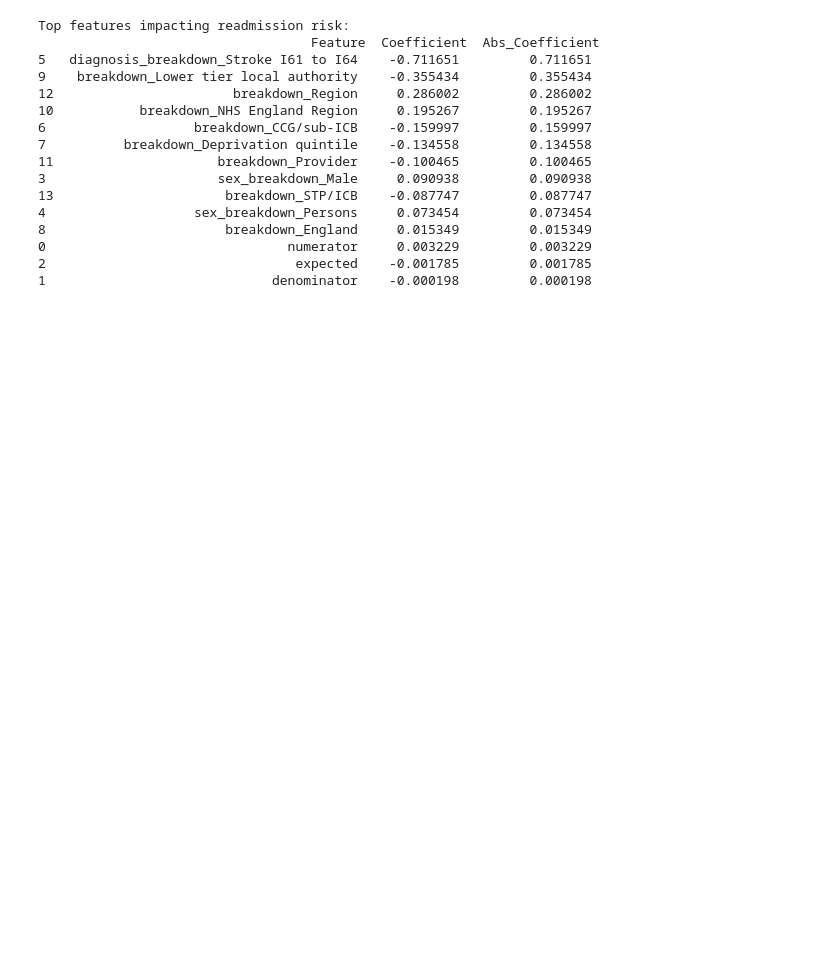
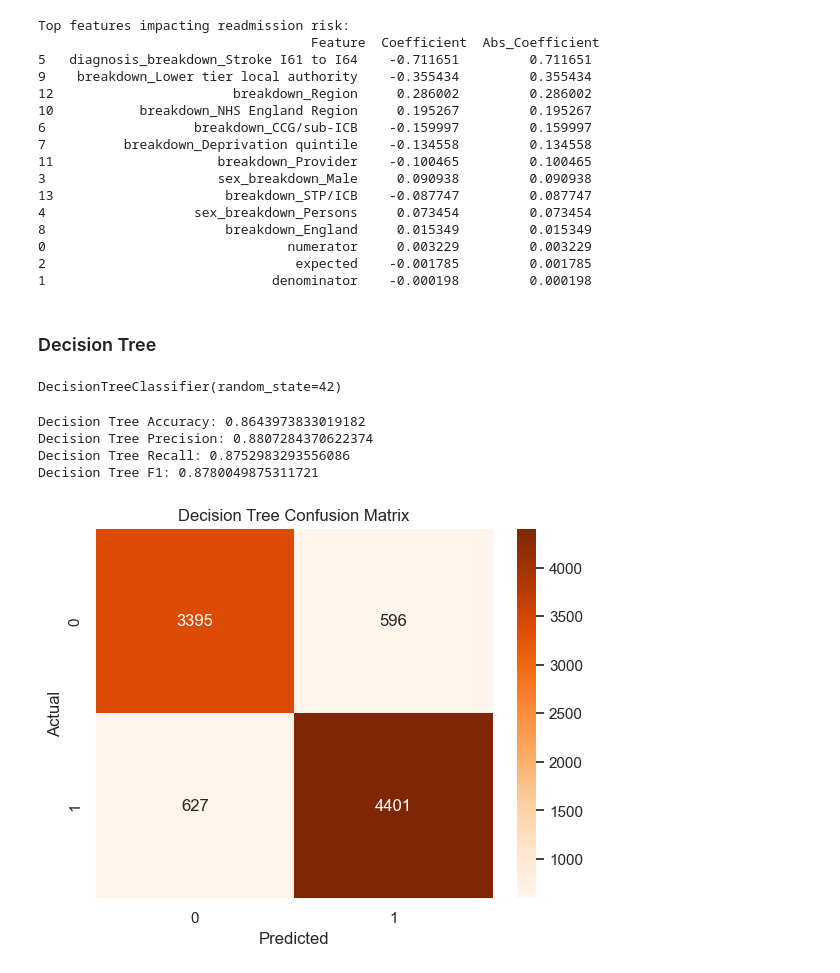
Before and after one commit to MAdnanSajid/hospital-readmission-risk-prediction, a Jupyter notebook: Notebooks/hospital_readmission_baseline_model.ipynb, the cells around one changed output. Drawn from its saved outputs; the diff is of its cells as text; code cells hidden in the pictures; blank space fills up the shorter version.

Commit message:
Add classification models for readmission prediction

```diff
--- a/Notebooks/hospital_readmission_baseline_model.ipynb
+++ b/Notebooks/hospital_readmission_baseline_model.ipynb
@@ -145,7 +148,7 @@ Number of features after encoding: 14
 X_encoded = X_encoded.fillna(X_encoded.mean())
 # %%
 scaler = StandardScaler()
-numeric_features = ['indicator_value', 'numerator', 'denominator', 'expected']
+numeric_features = ['numerator', 'denominator', 'expected']
 X_encoded[numeric_features] = scaler.fit_transform(X_encoded[numeric_features])
 # %%
 # Split data into train and test sets
@@ -224,3 +231,32 @@ Top features impacting readmission risk:
 0                               numerator     0.003229         0.003229
 2                                expected    -0.001785         0.001785
 1                             denominator    -0.000198         0.000198
+# %% [markdown]
+### Decision Tree
+# %%
+dt_model = DecisionTreeClassifier(random_state=42)
+dt_model.fit(X_train, y_train)
+# %% [output]
+DecisionTreeClassifier(random_state=42)
+# %%
+dt_pred = dt_model.predict(X_test)
+# %%
+print("Decision Tree Accuracy:", accuracy_score(y_test, dt_pred))
+print("Decision Tree Precision:", precision_score(y_test, dt_pred))
+print("Decision Tree Recall:", recall_score(y_test, dt_pred))
+print("Decision Tree F1:", f1_score(y_test, dt_pred))
+# %% [output]
+Decision Tree Accuracy: 0.8643973833019182
+Decision Tree Precision: 0.8807284370622374
+Decision Tree Recall: 0.8752983293556086
+Decision Tree F1: 0.8780049875311721
+# %%
+# Confusion matrix
+cm = confusion_matrix(y_test, dt_pred)
+sns.heatmap(cm, annot=True, fmt="d", cmap="Oranges")
+plt.title("Decision Tree Confusion Matrix")
+plt.xlabel("Predicted")
+plt.ylabel("Actual")
+plt.show()
+# %% [output]
+[figure, added]
```
Also changed, not shown: parts of 17 cells of this notebook.
